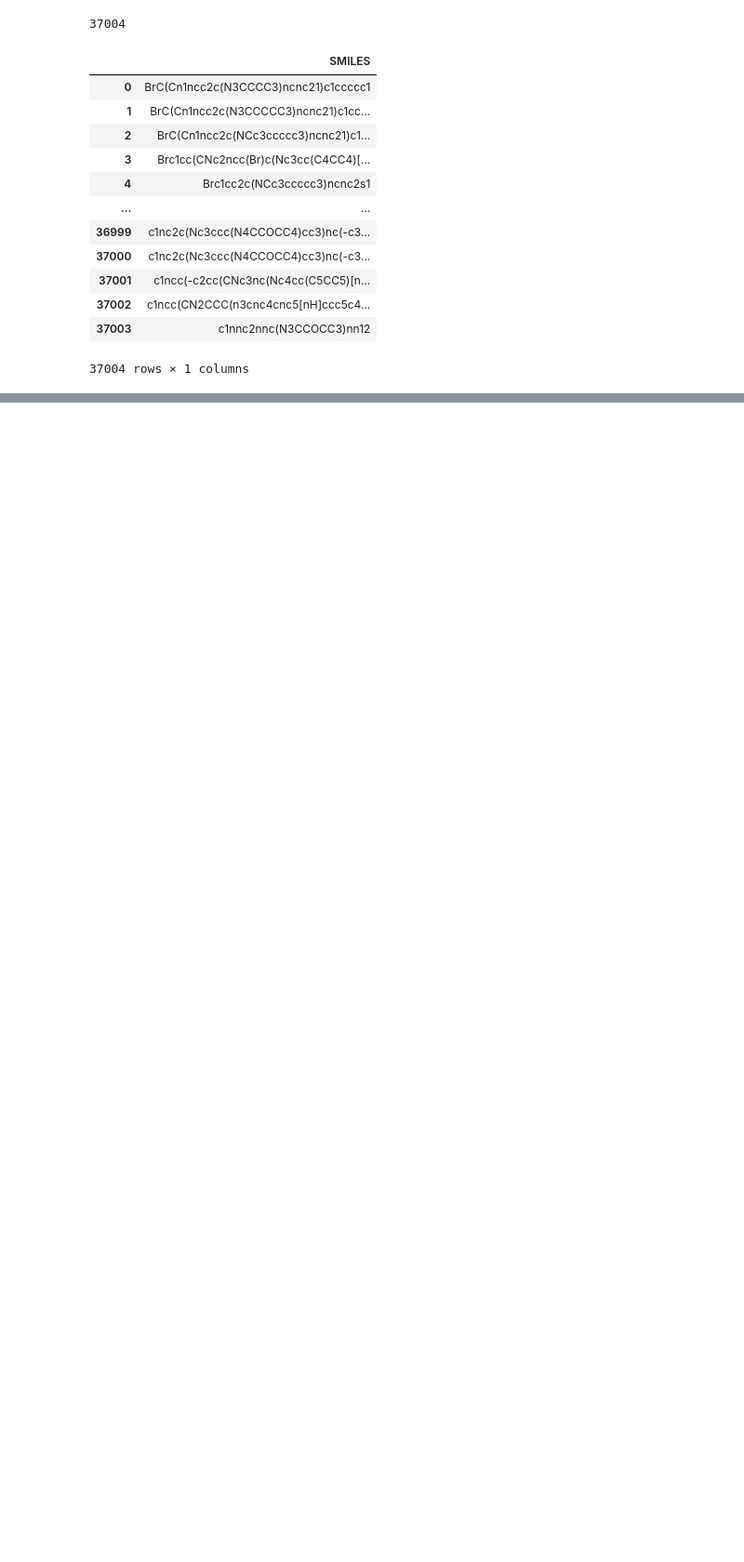
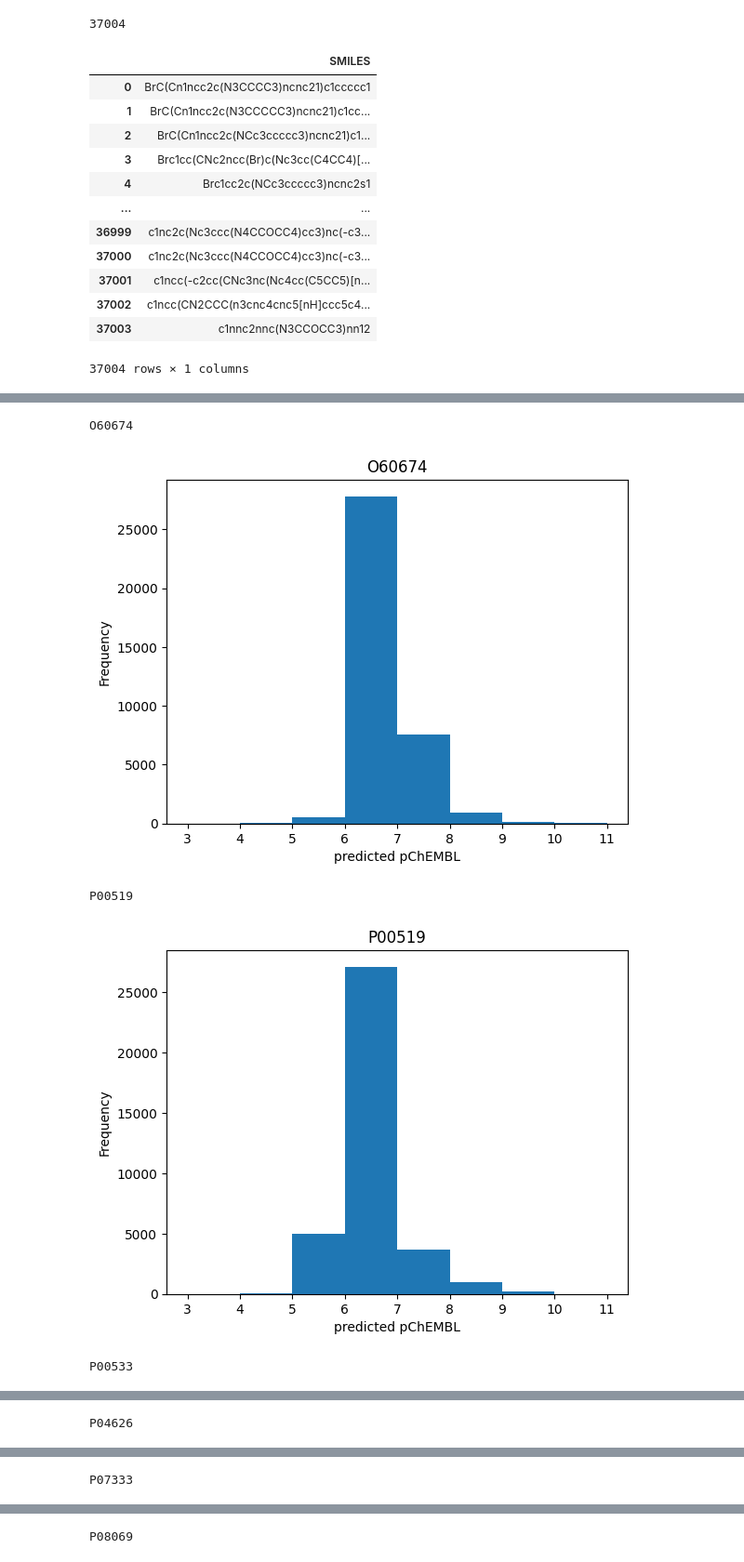
Before and after one commit to thijmenwroos/ppk, a Jupyter notebook: test_kin/rf_st_rges.ipynb, the cells around one changed output, grey strips where cells are left out. Shown at 93% size. Saved outputs shown, nothing was run; the diff lists cells and outputs as text; code cells hidden in the pictures; blank space fills up the shorter version.

Commit message:
various plots

```diff
--- a/test_kin/rf_st_rges.ipynb
+++ b/test_kin/rf_st_rges.ipynb
@@ -447,0 +259,5 @@ print(type(df_results.loc[df_results.index[0], 'P00533']))
+# %%
+pred_df_top = pd.read_csv('/home/s2861704/ppk/test_kin/output/final/results/prediction_df_top.csv', sep=',')
+pred_df_full = pd.read_csv('/home/s2861704/ppk/test_kin/output/final/results/prediction_df_full.csv', sep=',')
+display(pred_df_top)
+display(pred_df_full)
@@ -447,0 +291,5 @@ print(type(df_results.loc[df_results.index[0], 'P00533']))
+# %%
+pred_df_noSMILES = pred_df_top.drop(['SMILES'], axis=1)
+display(pred_df_noSMILES)
+pred_df_full_noSMILES = pred_df_full.drop(['SMILES'], axis=1)
+display(pred_df_full_noSMILES)
@@ -447,0 +323,5 @@ print(type(df_results.loc[df_results.index[0], 'P00533']))
+# %%
+pred_df_top_long = pred_df_noSMILES.melt()
+display(pred_df_top_long)
+pred_df_full_long = pred_df_full_noSMILES.melt()
+display(pred_df_full_long)
@@ -447,0 +355,5 @@ print(type(df_results.loc[df_results.index[0], 'P00533']))
+# %%
+pred_df_top_single = pred_df_top_long.drop(['variable'], axis=1)
+display(pred_df_top_single)
+pred_df_full_single = pred_df_full_long.drop(['variable'], axis=1)
+display(pred_df_full_single)
@@ -447,0 +387,32 @@ print(type(df_results.loc[df_results.index[0], 'P00533']))
+# %%
+import pandas as pd
+import matplotlib.pyplot as plt
+for target in selected_targets:
+    print(f'{target}')
+    pathvar = "/home/s2861704/ppk/test_kin/output/final/results/histograms/" + target + "_dist.png"
+    pred_df_full[f'{target}'].plot(kind = 'hist', bins=[3,4,5,6,7,8,9,10,11])
+    # plt.ylim(2,12)
+    plt.xlabel('predicted pChEMBL')
+    # plt.ylabel('pChEMBL')
+    plt.title(f'{target}')
+    plt.savefig(pathvar)
+    plt.show()
+
+print("top targets")
+pred_df_top_single.plot(kind = 'hist', bins=[3,4,5,6,7,8,9,10,11], legend=False)
+plt.xlabel('predicted pChEMBL')
+plt.title('Top targets')
+plt.savefig("/home/s2861704/ppk/test_kin/output/final/results/histograms/top-targets_dist.png")
+plt.show()
+print("selected targets")
+pred_df_full_single.plot(kind = 'hist', bins=[3,4,5,6,7,8,9,10,11], legend=False)
+plt.xlabel('predicted pChEMBL')
+plt.title('Selected targets')
+plt.savefig("/home/s2861704/ppk/test_kin/output/final/results/histograms/sel-targets_dist.png")
+plt.show()
+# %% [output]
+O60674
+[figure, added]
+P00519
+[figure, added]
+P00533
@@ -447,0 +420 @@ print(type(df_results.loc[df_results.index[0], 'P00533']))
+P04626
@@ -447,0 +422 @@ print(type(df_results.loc[df_results.index[0], 'P00533']))
+P07333
@@ -447,0 +424 @@ print(type(df_results.loc[df_results.index[0], 'P00533']))
+P08069
```
Also changed, not shown: parts of 20 cells of this notebook.
